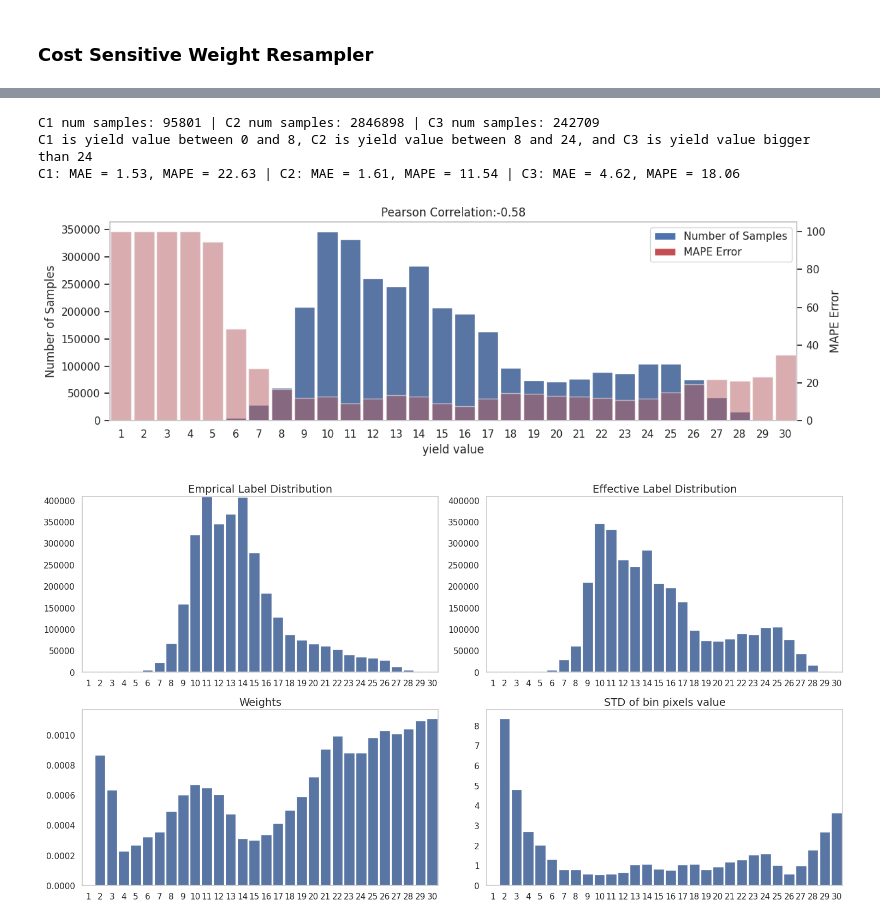
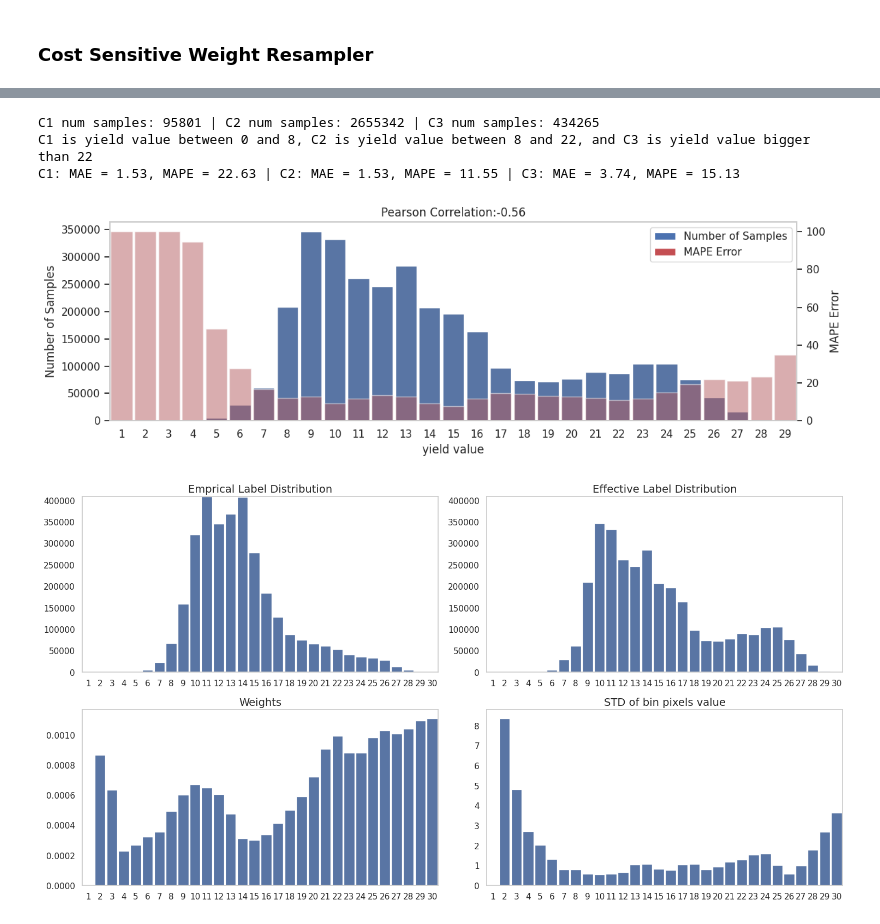
Before and after one commit to plant-ai-biophysics-lab/imbalance_deep_regression_yield_forecasting, a Jupyter notebook: Inference/DataLevel.ipynb, the cells around one changed output, grey strips where cells are left out. Drawn from its saved outputs; the diff is of its cells as text; code cells hidden in the pictures.

```diff
--- a/Inference/DataLevel.ipynb
+++ b/Inference/DataLevel.ipynb
@@ -73,13 +73,13 @@ _ = Inference.train_val_test_satterplot(RGB_train_cost_sensitive, RGB_valid_cost
 # %%
-RGB_test_cost_sensitive_Output = Inference.eval_on_three_main_label_range_pred(RGB_test_cost_sensitive, th1 = 8, th2 = 24)
+RGB_test_cost_sensitive_Output = Inference.eval_on_three_main_label_range_pred(RGB_test_cost_sensitive, th1 = 8, th2 = 22)
 # %% [output]
-C1 num samples: 95801 | C2 num samples: 2846898 | C3 num samples: 242709
-C1 is yield value between 0 and 8, C2 is yield value between 8 and 24, and C3 is yield value bigger than 24
-C1: MAE = 1.53, MAPE = 22.63 | C2: MAE = 1.61, MAPE = 11.54 | C3: MAE = 4.62, MAPE = 18.06
+C1 num samples: 95801 | C2 num samples: 2655342 | C3 num samples: 434265
+C1 is yield value between 0 and 8, C2 is yield value between 8 and 22, and C3 is yield value bigger than 22
+C1: MAE = 1.53, MAPE = 22.63 | C2: MAE = 1.53, MAPE = 11.55 | C3: MAE = 3.74, MAPE = 15.13
 # %%
-_ = utils.Erroe_hist_visulization_V2(RGB_test_cost_sensitive)
+_ = Inference.Erroe_hist_visulization_V2(RGB_test_cost_sensitive)
 # %% [output]
-[figure, old version]
+[figure, new version]
 # %%
 train_coord = pd.read_csv('/data2/hkaman/Imbalance/EXPs/EXP_000_001_05_RGB_vanilla/coords/train.csv', index_col = 0)
 avg_weights, avg_stds = RWSampler.check_cost_sensitive_reweighting(train_coord).return_pixelwise_weight()
```
Also changed, not shown: parts of 10 cells of this notebook, 5 other files.
